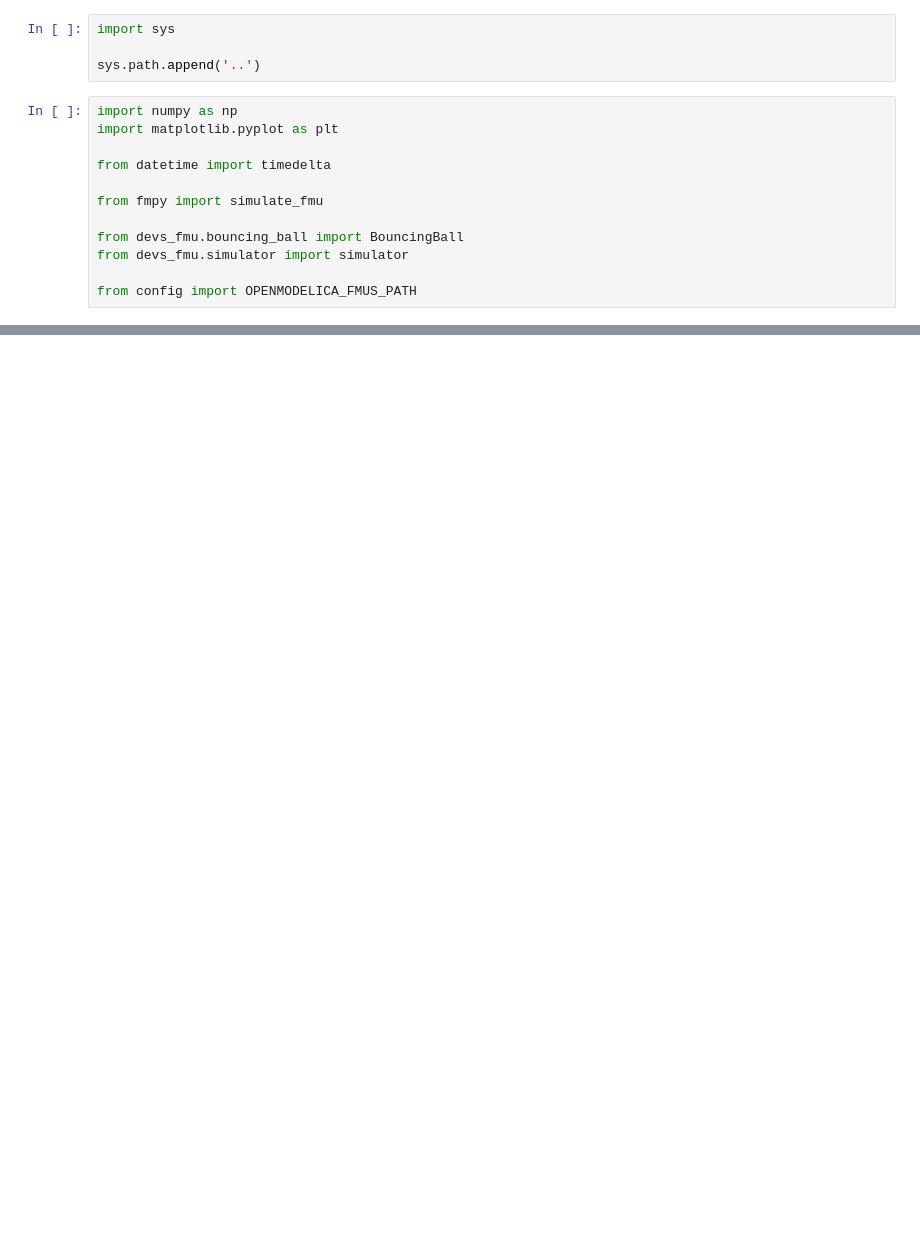
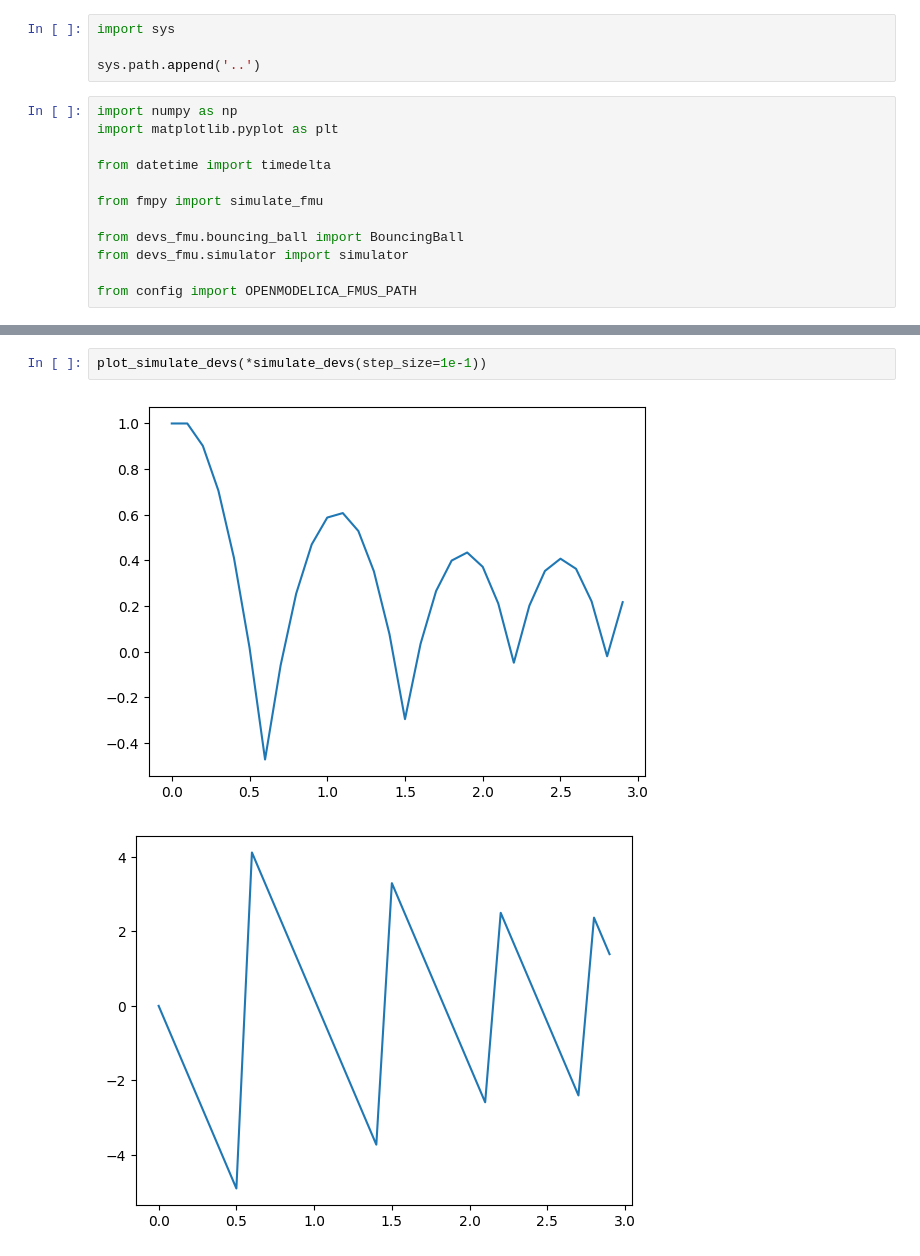
Before and after one commit to lbm98/devs-fmu, a Jupyter notebook: notebooks/openmodelica-fmu.ipynb, the cells around one changed output, grey strips where cells are left out. Saved outputs shown, nothing was run; the diff lists cells and outputs as text; blank space fills up the shorter version.

```diff
--- a/notebooks/openmodelica-fmu.ipynb
+++ b/notebooks/openmodelica-fmu.ipynb
@@ -47,0 +75,5 @@ plot_default_simulation(simulate_default())
+# %%
+plot_simulate_devs(*simulate_devs(step_size=1e-1))
+# %% [output]
+[figure, added]
+[figure, added]
```
Also changed, not shown: parts of 6 cells of this notebook, 4 other files.
